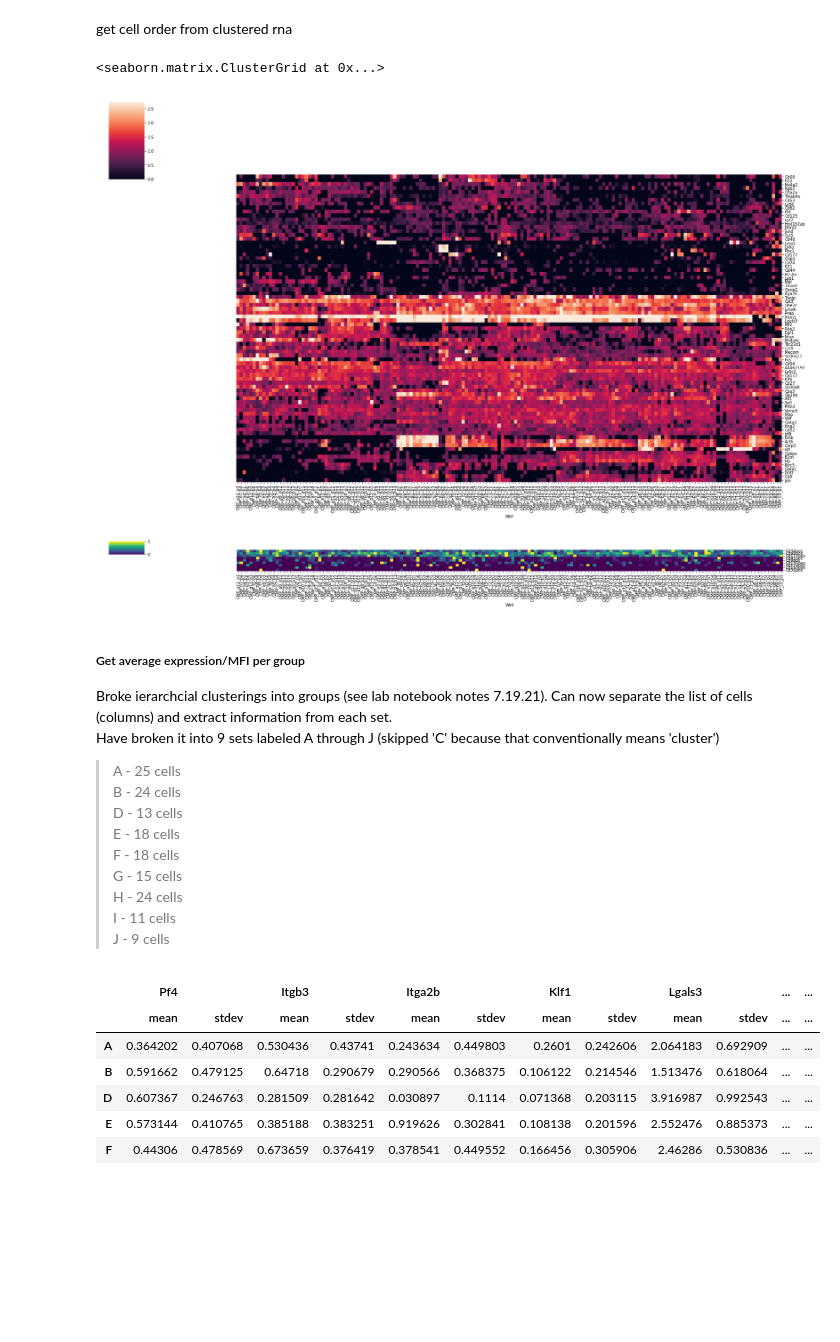
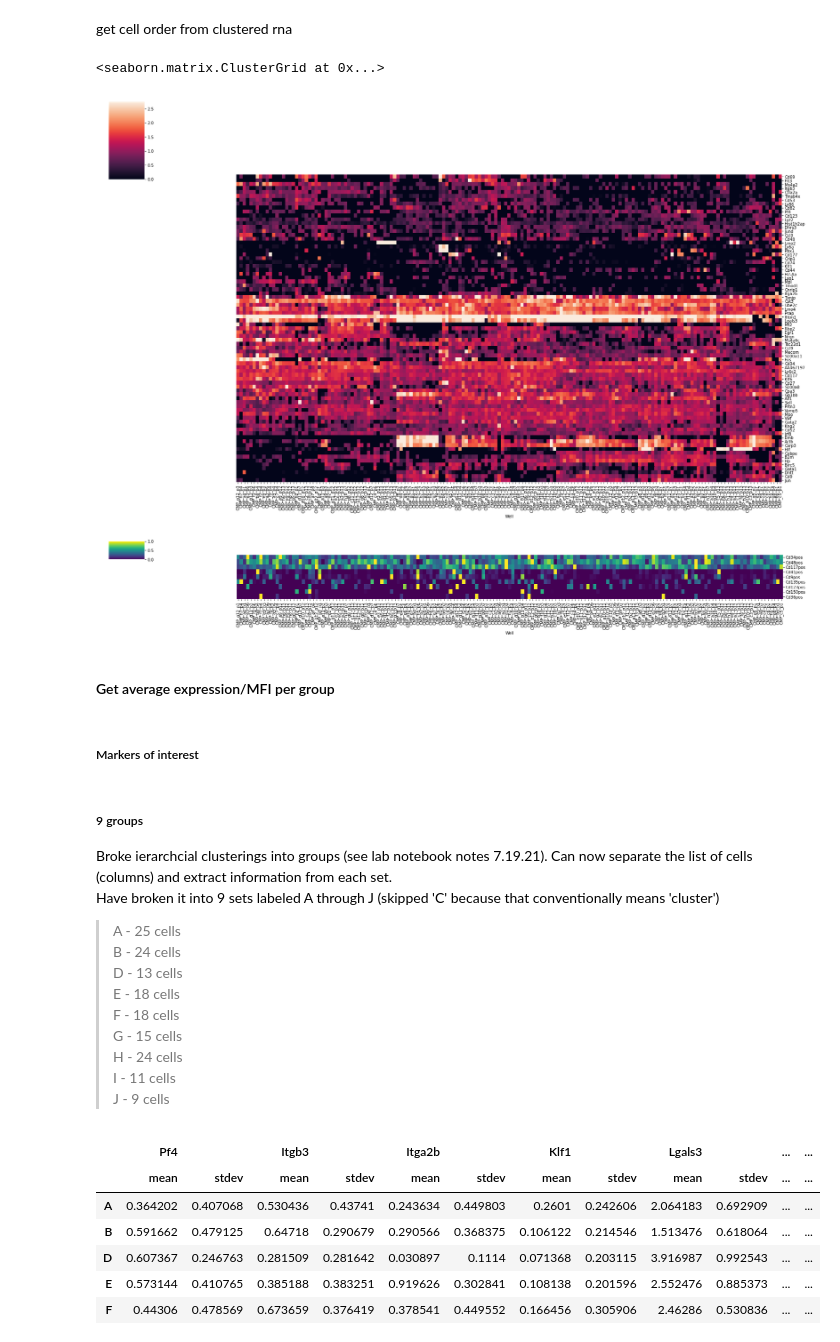
Before and after one commit to efheuston/msAggr_scRNASeq, a Jupyter notebook: IndexSorted_CMP.ipynb, the cells around one changed output. Saved outputs shown, nothing was run; the diff lists cells and outputs as text; code cells hidden in the pictures; blank space fills up the shorter version.

```diff
--- a/IndexSorted_CMP.ipynb
+++ b/IndexSorted_CMP.ipynb
@@ -916,8 +1069,12 @@ for pos in hm_cols:
     col_order.append(newcol)
 # %%
 sns.clustermap(combined_rna.reindex(index = rna_order, columns=col_order), figsize = (25, 15), method = 'ward', robust = True, xticklabels = True, yticklabels = True, row_cluster=False, col_cluster = False)
-sns.clustermap(combined_mfi.reindex(index = mfi_order, columns=col_order), figsize = (25, 2.5), method = 'ward', robust = True, xticklabels = True, yticklabels = True, row_cluster=False, cmap = 'viridis', col_cluster = False)
+sns.clustermap(combined_mfi.reindex(index = mfi_order, columns=col_order), figsize = (25, 3.5), method = 'ward', robust = True, xticklabels = True, yticklabels = True, row_cluster=False, cmap = 'viridis', col_cluster = False)
 # %% [output]
 <seaborn.matrix.ClusterGrid at 0x...>
 [figure]
-[figure, old version]
+[figure, new version]
+# %% [markdown]
+#### Get average expression/MFI per group
+# %% [markdown]
+##### Markers of interest
@@ -924,5 +1084,5 @@ sns.clustermap(combined_mfi.reindex(index = mfi_order, columns=col_order), figsi
 # %% [markdown]
-##### Get average expression/MFI per group
+##### 9 groups
 Broke ierarchcial clusterings into groups (see lab notebook notes 7.19.21). Can now separate the list of cells (columns) and extract information from each set.
 Have broken it into 9 sets labeled A through J (skipped 'C' because that conventionally means 'cluster')
 > A - 25 cells
```
Also changed, not shown: parts of 26 cells of this notebook.
